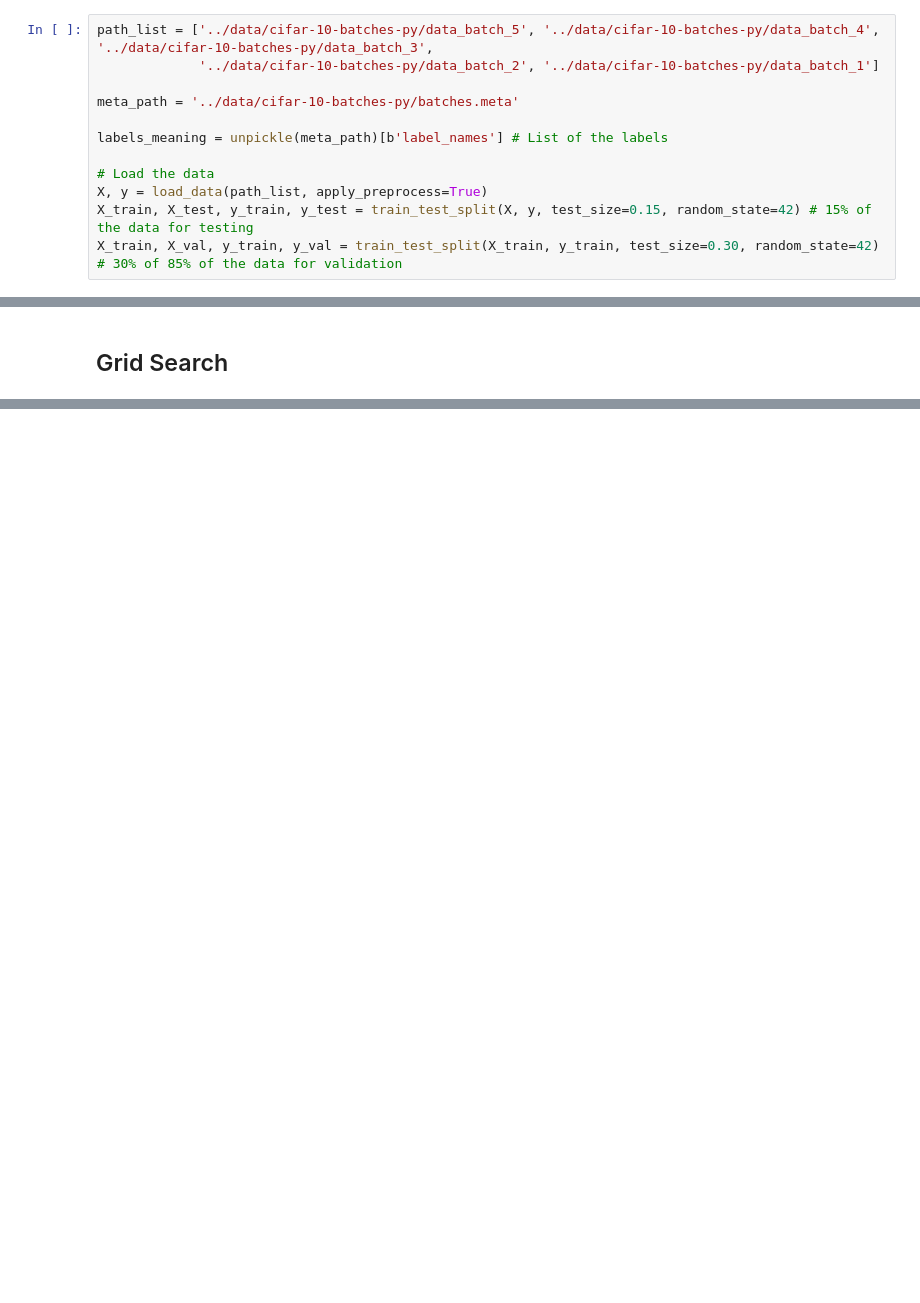
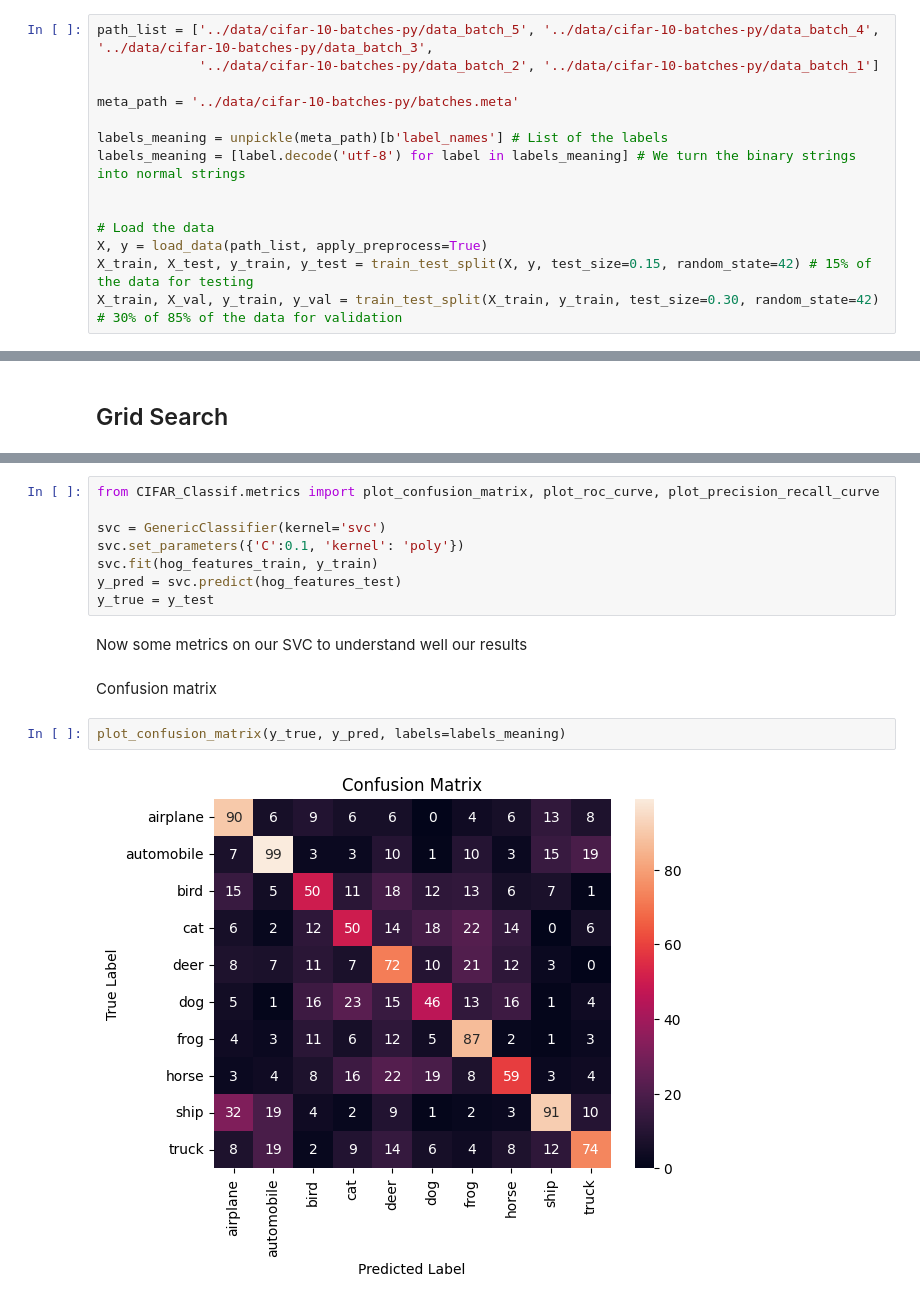
Before and after one commit to SpottedBush/CIFAR_Classif, a Jupyter notebook: CIFAR_Classif/notebooks/demo_cifar_classif.ipynb, the cells around one changed output, grey strips where cells are left out. Saved outputs shown, nothing was run; the diff lists cells and outputs as text; blank space fills up the shorter version.

Commit message:
Fixed the metrics and cleaned the notebook

```diff
--- a/CIFAR_Classif/notebooks/demo_cifar_classif.ipynb
+++ b/CIFAR_Classif/notebooks/demo_cifar_classif.ipynb
@@ -34,6 +34,8 @@ path_list = ['../data/cifar-10-batches-py/data_batch_5', '../data/cifar-10-batch
 meta_path = '../data/cifar-10-batches-py/batches.meta'
 
 labels_meaning = unpickle(meta_path)[b'label_names'] # List of the labels
+labels_meaning = [label.decode('utf-8') for label in labels_meaning] # We turn the binary strings into normal strings
+
 
 # Load the data
 X, y = load_data(path_list, apply_preprocess=True)
@@ -144,0 +178,16 @@ Best parameters: {'C': 0.01}, best score: 0.3458823529411765
+# %%
+from CIFAR_Classif.metrics import plot_confusion_matrix, plot_roc_curve, plot_precision_recall_curve
+
+svc = GenericClassifier(kernel='svc')
+svc.set_parameters({'C':0.1, 'kernel': 'poly'})
+svc.fit(hog_features_train, y_train)
+y_pred = svc.predict(hog_features_test)
+y_true = y_test
+# %% [markdown]
+Now some metrics on our SVC to understand well our results
+# %% [markdown]
+Confusion matrix
+# %%
+plot_confusion_matrix(y_true, y_pred, labels=labels_meaning)
+# %% [output]
+[figure, added]
```
Also changed, not shown: parts of 13 cells of this notebook, 6 other files.
